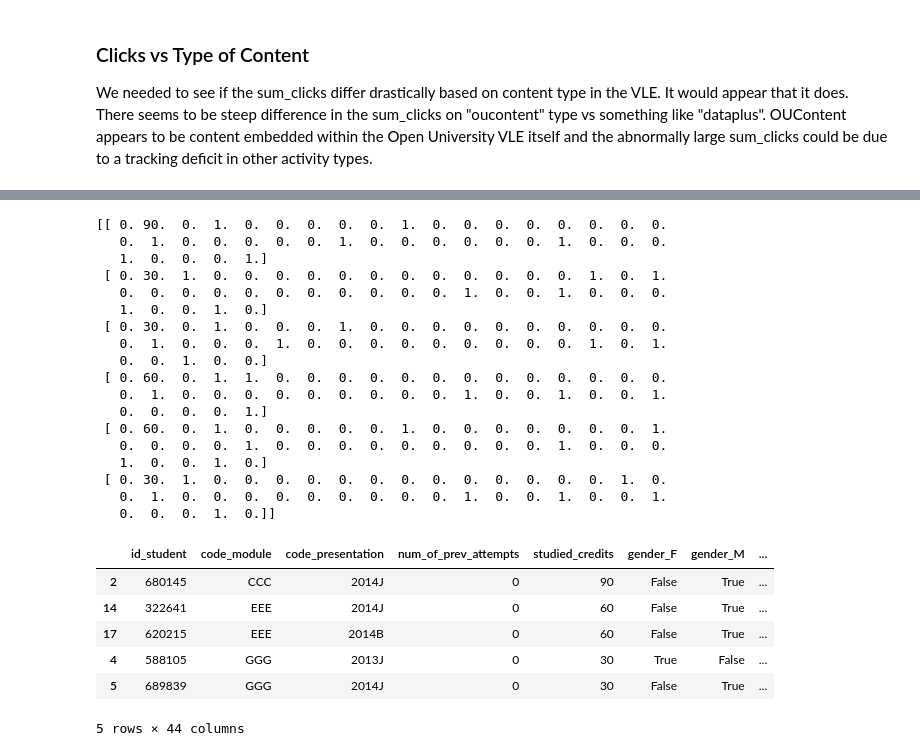
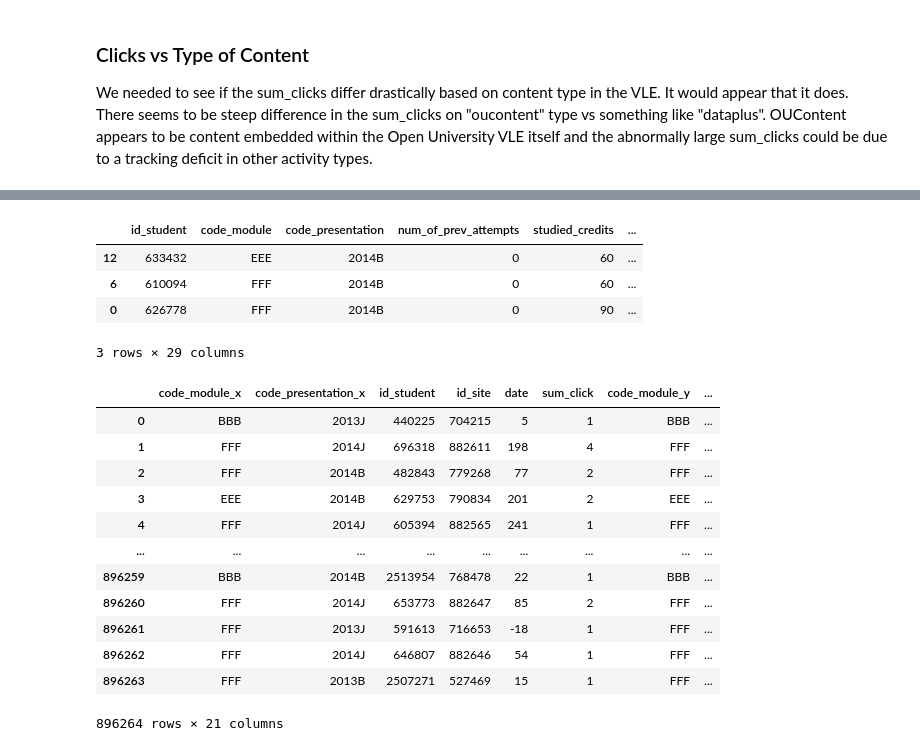
Before and after one commit to Tanyk2004/CS370-ERS, a Jupyter notebook: recommender.ipynb, the cells around one changed output, grey strips where cells are left out. Saved outputs shown, nothing was run; the diff lists cells and outputs as text; code cells hidden in the pictures.

```diff
--- a/recommender.ipynb
+++ b/recommender.ipynb
@@ -265,9 +352,13 @@ get_successful_student_trends(student_info_B_df)
 # %%
 def knn_recommender(id_student, selective_student_info_dataframe, k=5):
     """
-    Returns the top k similar students to the given student id
+    ### Parameters
+        - id_student: The student id for which we want to find similar students
+        - selective_student_info_dataframe: The dataframe containing 'successful' students
+
+    ### Returns
+        Returns the top k similar students to the given student id
     """
-    # student_info_dataframe =
     student = student_info_df[student_info_df['id_student'] == id_student]
     student = student.drop(columns=['id_student', 'code_module', 'code_presentation'])
     student = student.iloc[0]
@@ -282,28 +373,36 @@ successful_students = get_successful_student_trends(student_info_df.sample(n=50)
 successful_students.drop(columns=['slope', 'intercept'], inplace=True)
 knn_recommender(student_info_df.sample(n=1).iloc[0]["id_student"], successful_students, k=5)
 # %% [output]
+|  | id_student | code_module | code_presentation | num_of_prev_attempts | studied_credits | ... |
+| 12 | 633432 | EEE | 2014B | 0 | 60 | ... |
+| 6 | 610094 | FFF | 2014B | 0 | 60 | ... |
+| 0 | 626778 | FFF | 2014B | 0 | 90 | ... |
-[[ 0. 90.  0.  1.  0.  0.  0.  0.  0.  1.  0.  0.  0.  0.  0.  0.  0.  0.
-   0.  1.  0.  0.  0.  0.  0.  1.  0.  0.  0.  0.  0.  0.  1.  0.  0.  0.
-   1.  0.  0.  0.  1.]
- [ 0. 30.  1.  0.  0.  0.  0.  0.  0.  0.  0.  0.  0.  0.  0.  1.  0.  1.
-   0.  0.  0.  0.  0.  0.  0.  0.  0.  0.  0.  1.  0.  0.  1.  0.  0.  0.
-   1.  0.  0.  1.  0.]
- [ 0. 30.  0.  1.  0.  0.  0.  1.  0.  0.  0.  0.  0.  0.  0.  0.  0.  0.
-   0.  1.  0.  0.  0.  1.  0.  0.  0.  0.  0.  0.  0.  0.  0.  1.  0.  1.
-   0.  0.  1.  0.  0.]
- [ 0. 60.  0.  1.  1.  0.  0.  0.  0.  0.  0.  0.  0.  0.  0.  0.  0.  0.
-   0.  1.  0.  0.  0.  0.  0.  0.  0.  0.  0.  1.  0.  0.  1.  0.  0.  1.
-   0.  0.  0.  0.  1.]
- [ 0. 60.  0.  1.  0.  0.  0.  0.  0.  1.  0.  0.  0.  0.  0.  0.  0.  1.
-   0.  0.  0.  0.  1.  0.  0.  0.  0.  0.  0.  0.  0.  0.  1.  0.  0.  0.
-   1.  0.  0.  1.  0.]
- [ 0. 30.  1.  0.  0.  0.  0.  0.  0.  0.  0.  0.  0.  0.  0.  0.  1.  0.
-   0.  1.  0.  0.  0.  0.  0.  0.  0.  0.  0.  1.  0.  0.  1.  0.  0.  1.
-   0.  0.  0.  1.  0.]]
+3 rows × 29 columns
-|  | id_student | code_module | code_presentation | num_of_prev_attempts | studied_credits | gender_F | gender_M | ... |
-| 2 | 680145 | CCC | 2014J | 0 | 90 | False | True | ... |
-| 14 | 322641 | EEE | 2014J | 0 | 60 | False | True | ... |
-| 17 | 620215 | EEE | 2014B | 0 | 60 | False | True | ... |
-| 4 | 588105 | GGG | 2013J | 0 | 30 | True | False | ... |
-| 5 | 689839 | GGG | 2014J | 0 | 30 | False | True | ... |
-5 rows × 44 columns
+# %%
+def prepare_DTree_data(student_features_df, resource_features_df, student_assessment_df):
+    """
+    Prepares the data for the Decision Tree
+
+    We want to merge student features with resource features and then our target variable is the assessment score
+    """
+
+    # merge the student features with the resource features
+    merged_df = pd.merge(student_features_df, resource_features_df, on='id_site')
+
+    return merged_df
+
+prepare_DTree_data(student_vle_df, vle_df, student_assessment_df)
+# %% [output]
+|  | code_module_x | code_presentation_x | id_student | id_site | date | sum_click | code_module_y | ... |
+| 0 | BBB | 2013J | 440225 | 704215 | 5 | 1 | BBB | ... |
+| 1 | FFF | 2014J | 696318 | 882611 | 198 | 4 | FFF | ... |
+| 2 | FFF | 2014B | 482843 | 779268 | 77 | 2 | FFF | ... |
+| 3 | EEE | 2014B | 629753 | 790834 | 201 | 2 | EEE | ... |
+| 4 | FFF | 2014J | 605394 | 882565 | 241 | 1 | FFF | ... |
+| ... | ... | ... | ... | ... | ... | ... | ... | ... |
+| 896259 | BBB | 2014B | 2513954 | 768478 | 22 | 1 | BBB | ... |
+| 896260 | FFF | 2014J | 653773 | 882647 | 85 | 2 | FFF | ... |
+| 896261 | FFF | 2013J | 591613 | 716653 | -18 | 1 | FFF | ... |
+| 896262 | FFF | 2014J | 646807 | 882646 | 54 | 1 | FFF | ... |
+| 896263 | FFF | 2013B | 2507271 | 527469 | 15 | 1 | FFF | ... |
+896264 rows × 21 columns
```
Also changed, not shown: parts of 19 cells of this notebook, 3 other files.
